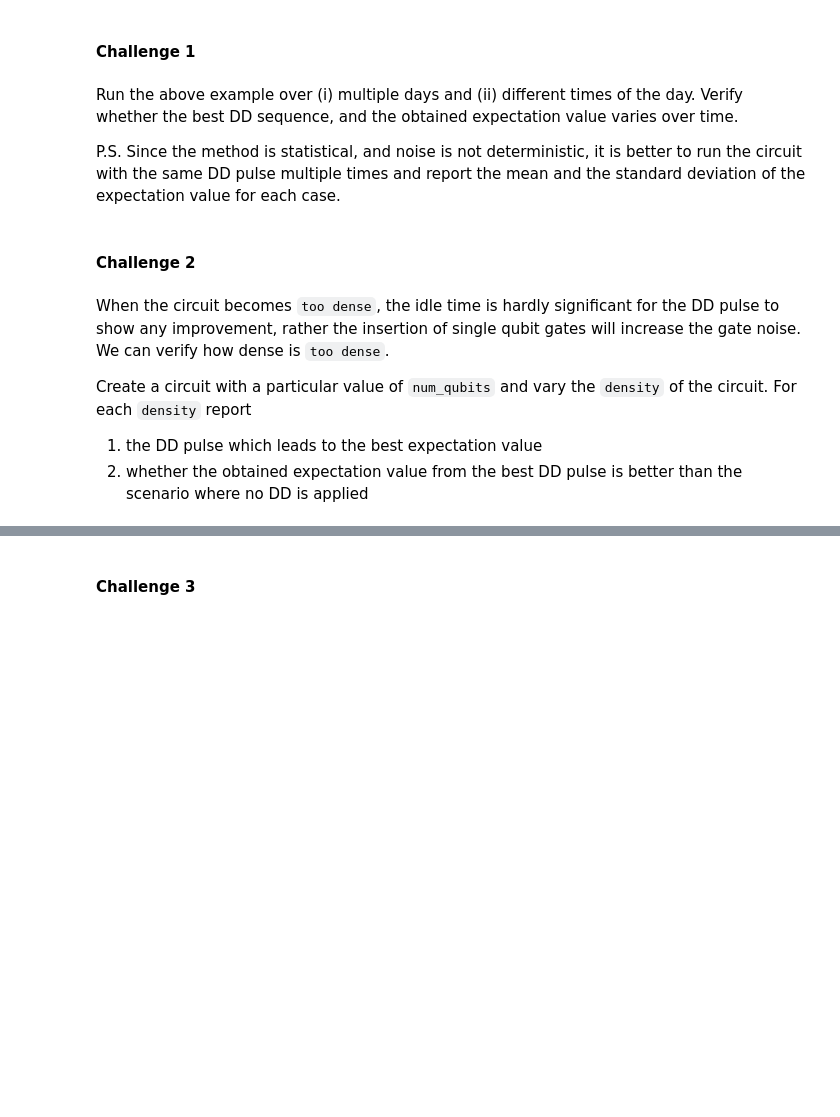
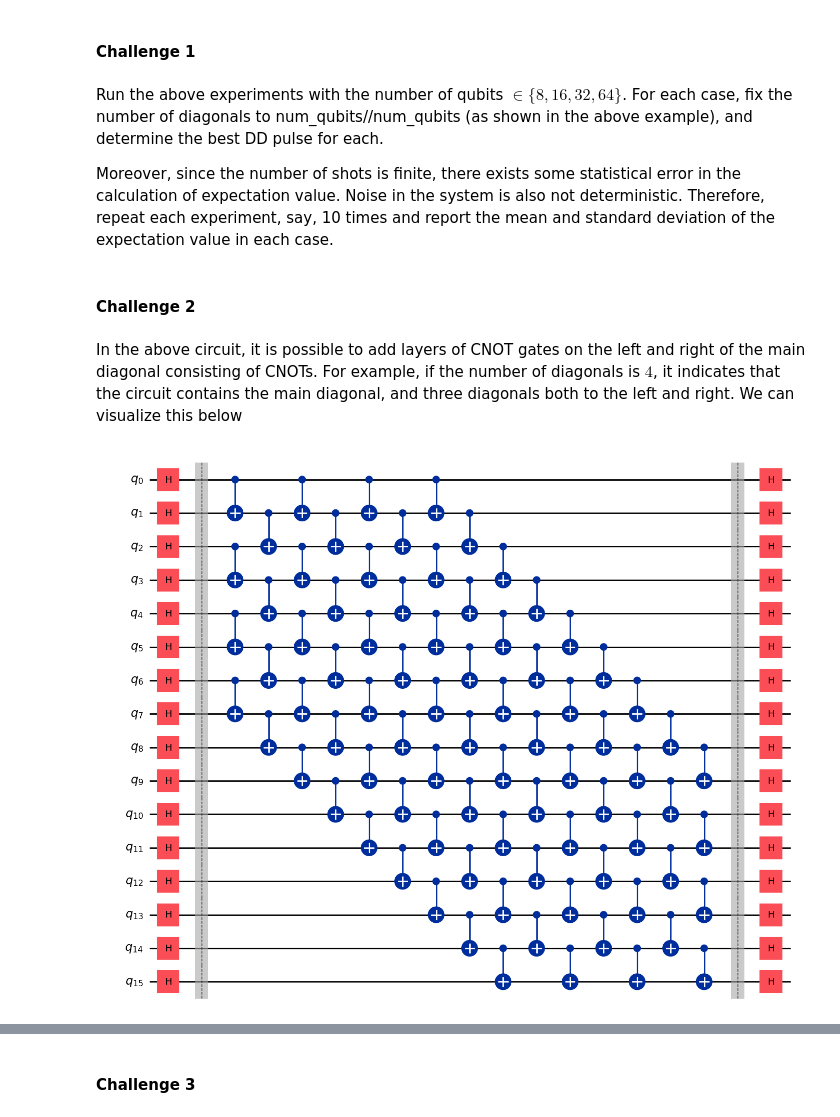
Before and after one commit to IBM-Quantum-Technical-Enablement/quantum-enablement, a Jupyter notebook: docs/challenges/dynamical_decoupling.ipynb, the cells around one changed output, grey strips where cells are left out. Cells and saved outputs as stored; diff of their text form; code cells hidden in the pictures; blank space fills up the shorter version.

```diff
--- a/docs/challenges/dynamical_decoupling.ipynb
+++ b/docs/challenges/dynamical_decoupling.ipynb
@@ -245,17 +226,15 @@ EXPECTATION VALUES:
 # %% [markdown]
 #### Challenge 1
 # %% [markdown]
-Run the above example over (i) multiple days and (ii) different times of the day. Verify whether the best DD sequence, and the obtained expectation value varies over time.
+Run the above experiments with the number of qubits $\in \{8, 16, 32, 64\}$. For each case, fix the number of diagonals to num_qubits//num_qubits (as shown in the above example), and determine the best DD pulse for each.<br>
 
-P.S. Since the method is statistical, and noise is not deterministic, it is better to run the circuit with the same DD pulse multiple times and report the mean and the standard deviation of the expectation value for each case.
+Moreover, since the number of shots is finite, there exists some statistical error in the calculation of expectation value. Noise in the system is also not deterministic. Therefore, repeat each experiment, say, 10 times and report the mean and standard deviation of the expectation value in each case.
 # %% [markdown]
 #### Challenge 2
-# %% [markdown]
-When the circuit becomes `too dense`, the idle time is hardly significant for the DD pulse to show any improvement, rather the insertion of single qubit gates will increase the gate noise. We can verify how dense is `too dense`.<br>
-
-Create a circuit with a particular value of `num_qubits` and vary the `density` of the circuit. For each `density` report
-
-<ol>
-    <li>the DD pulse which leads to the best expectation value</li>
-    <li>whether the obtained expectation value from the best DD pulse is better than the scenario where no DD is applied</li>
-</ol>
+# %% [markdown]
+In the above circuit, it is possible to add layers of CNOT gates on the left and right of the main diagonal consisting of CNOTs. For example, if the number of diagonals is $4$, it indicates that the circuit contains the main diagonal, and three diagonals both to the left and right. We can visualize this below
+# %%
+example_circuit = construct_circuit(num_qubits, num_diagonals=4)
+example_circuit.draw('mpl',fold=-1)
+# %% [output]
+[figure, added]
```
Also changed, not shown: parts of 23 cells of this notebook.
